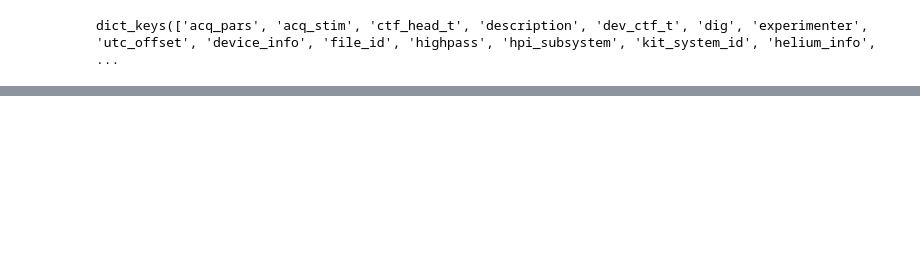
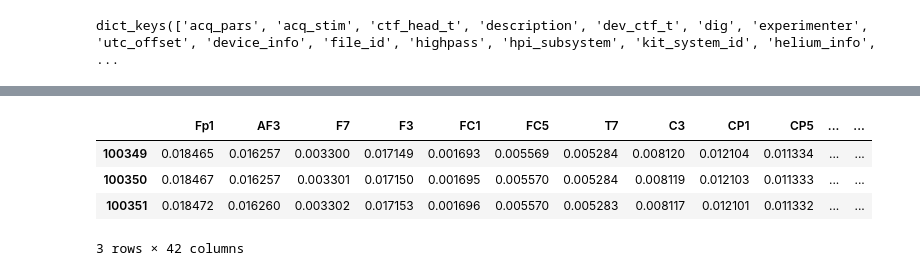
Before and after one commit to krisplusmagger/pd_detection, a Jupyter notebook: pd.ipynb, the cells around one changed output, grey strips where cells are left out. Cells and saved outputs as stored; diff of their text form; code cells hidden in the pictures; blank space fills up the shorter version.

```diff
--- a/pd.ipynb
+++ b/pd.ipynb
@@ -166,0 +183,8 @@ print("All BDF files processed.")
+# %%
+eeg_hc_data_df.tail(3)
+# %% [output]
+|  | Fp1 | AF3 | F7 | F3 | FC1 | FC5 | T7 | C3 | CP1 | CP5 | ... | ... |
+| 100349 | 0.018465 | 0.016257 | 0.003300 | 0.017149 | 0.001693 | 0.005569 | 0.005284 | 0.008120 | 0.012104 | 0.011334 | ... | ... |
+| 100350 | 0.018467 | 0.016257 | 0.003301 | 0.017150 | 0.001695 | 0.005570 | 0.005284 | 0.008119 | 0.012103 | 0.011333 | ... | ... |
+| 100351 | 0.018472 | 0.016260 | 0.003302 | 0.017153 | 0.001696 | 0.005570 | 0.005283 | 0.008117 | 0.012101 | 0.011332 | ... | ... |
+3 rows × 42 columns
```
Also changed, not shown: parts of 20 cells of this notebook.
